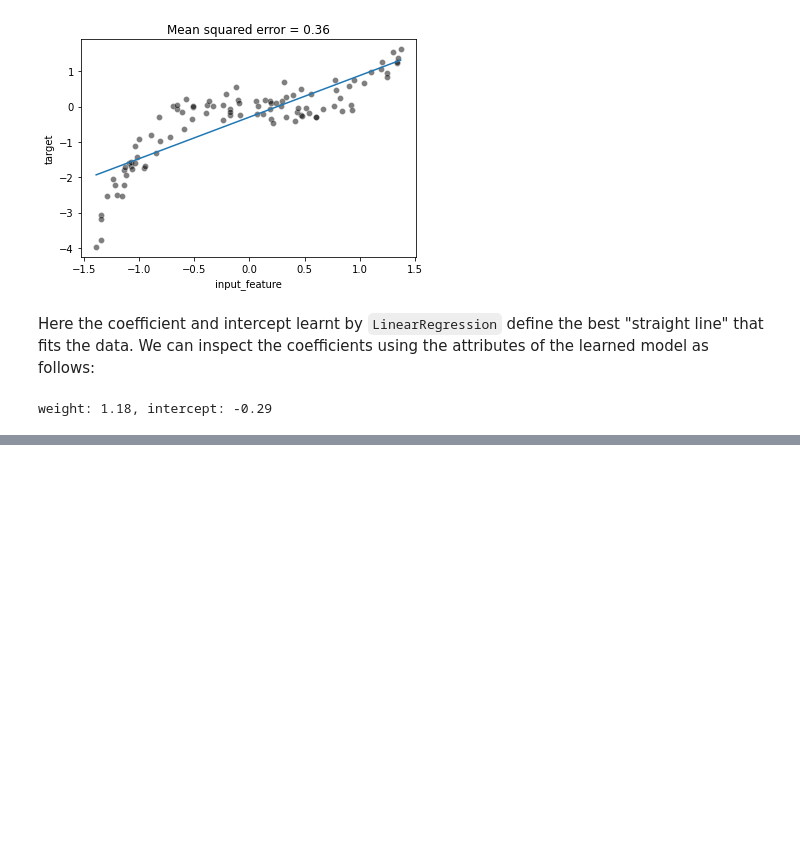
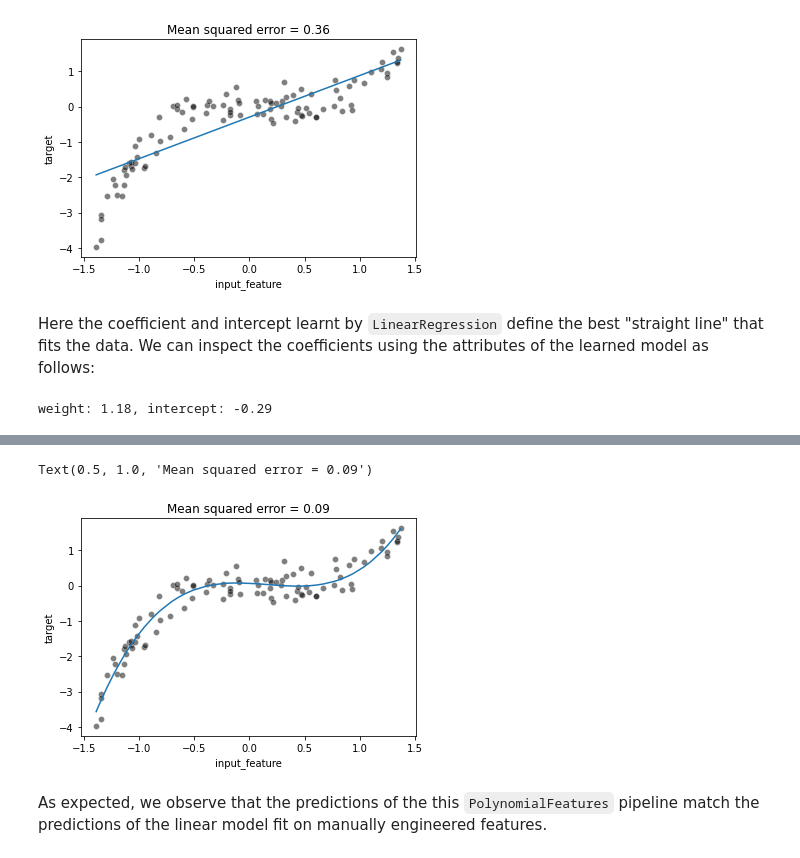
Before and after one commit to skacem/Learning-Machine-Learning, a Jupyter notebook: Scikit-learn/402_linear_regression_non_linear_relationship.ipynb, the cells around one changed output, grey strips where cells are left out. Drawn from its saved outputs; the diff is of its cells as text; code cells hidden in the pictures; blank space fills up the shorter version.

Commit message:
add polynomial feature expansion

```diff
--- a/Scikit-learn/402_linear_regression_non_linear_relationship.ipynb
+++ b/Scikit-learn/402_linear_regression_non_linear_relationship.ipynb
@@ -62,0 +119,18 @@ weight: 1.18, intercept: -0.29
+# %%
+polynomial_regression = make_pipeline(
+    PolynomialFeatures(degree=3),
+    LinearRegression(),
+)
+polynomial_regression.fit(data, target)
+target_predicted = polynomial_regression.predict(data)
+mse = mean_squared_error(target, target_predicted)
+# %%
+ax = sns.scatterplot(data=full_data, x='input_feature', y='target',
+                    color='black', alpha=.5)
+ax.plot(data, target_predicted)
+ax.set_title(f"Mean squared error = {mse:.2f}");
+# %% [output]
+Text(0.5, 1.0, 'Mean squared error = 0.09')
+[figure, added]
+# %% [markdown]
+As expected, we observe that the predictions of the this `PolynomialFeatures` pipeline match the predictions of the linear model fit on manually engineered features.
```
Also changed, not shown: parts of 10 cells of this notebook.
